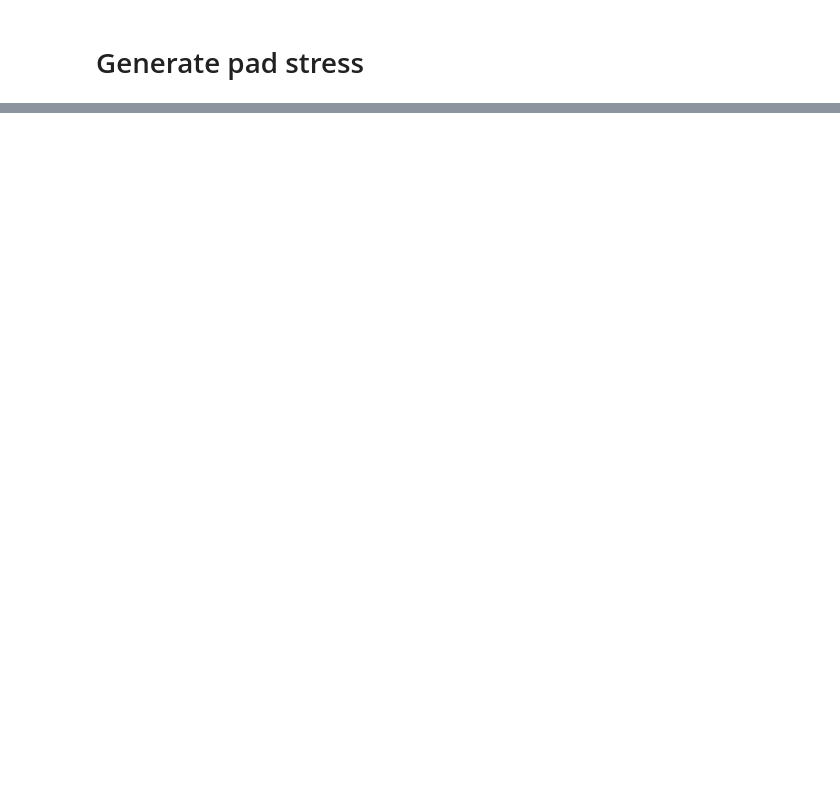
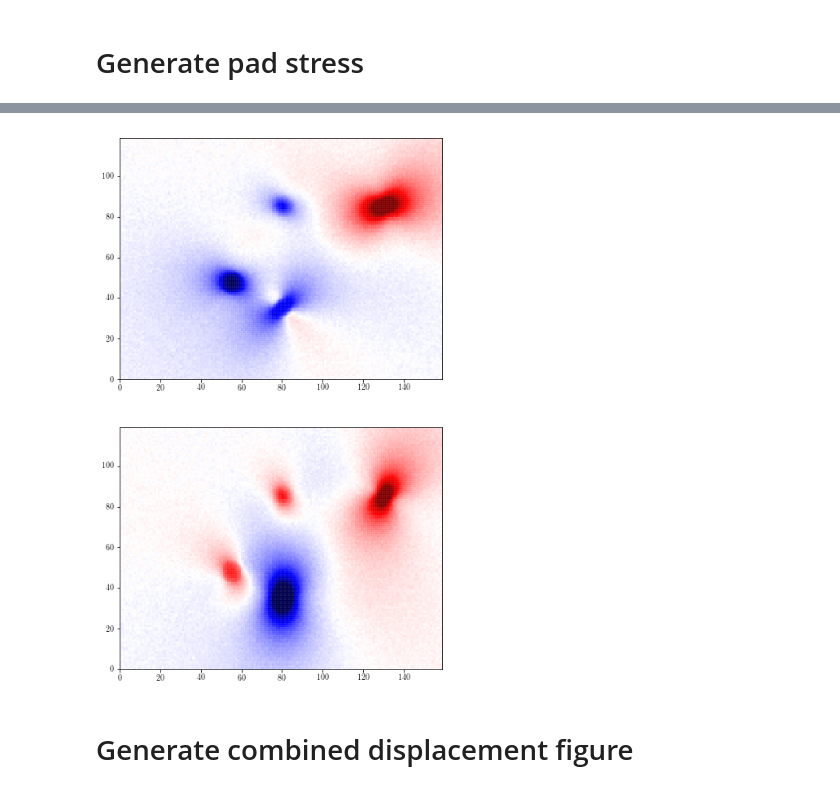
Before and after one commit to jcalifornia/tractionforce, a Jupyter notebook: paper/numerics/gridspacingfig.ipynb, the cells around one changed output, grey strips where cells are left out. Saved outputs shown, nothing was run; the diff lists cells and outputs as text; code cells hidden in the pictures; blank space fills up the shorter version.

```diff
--- a/paper/numerics/gridspacingfig.ipynb
+++ b/paper/numerics/gridspacingfig.ipynb
@@ -201,0 +305,25 @@ pad_y = stress_y.reshape((M,N))
+# %%
+noise = 1e-5
+
+obs_x_pads = u_x.reshape((M,N)) + np.random.normal(0,noise,size=(M,N))
+obs_y_pads = u_y.reshape((M,N)) + np.random.normal(0,noise,size=(M,N))
+
+fig = plt.figure(figsize=(10,12))
+
+plt.subplot(211)
+
+plt.pcolormesh(x_forward_positions,y_forward_positions,obs_x_pads,
+                           cmap='seismic_r',vmin=-max_s,vmax=max_s,alpha=0.9).axes.set_aspect('equal')
+#plt.pcolormesh(x_forward_positions,y_forward_positions,imarray==0,
+#                           cmap='Greens',alpha=0.04).axes.set_aspect('equal')
+
+plt.subplot(212)
+#plt.pcolormesh(x_forward_positions,y_forward_positions,imarray==0,
+#                           cmap='gray').axes.set_aspect('equal')
+plt.pcolormesh(x_forward_positions,y_forward_positions,obs_y_pads,
+                           cmap='seismic_r',vmin=-max_s,vmax=max_s,alpha=0.9).axes.set_aspect('equal')
+#plt.savefig("../figures/pad_displacements.pdf",bbox_inches='tight')
+# %% [output]
+[figure, added]
+# %% [markdown]
+# Generate combined displacement figure
```
Also changed, not shown: parts of 10 cells of this notebook, 11 other files.
